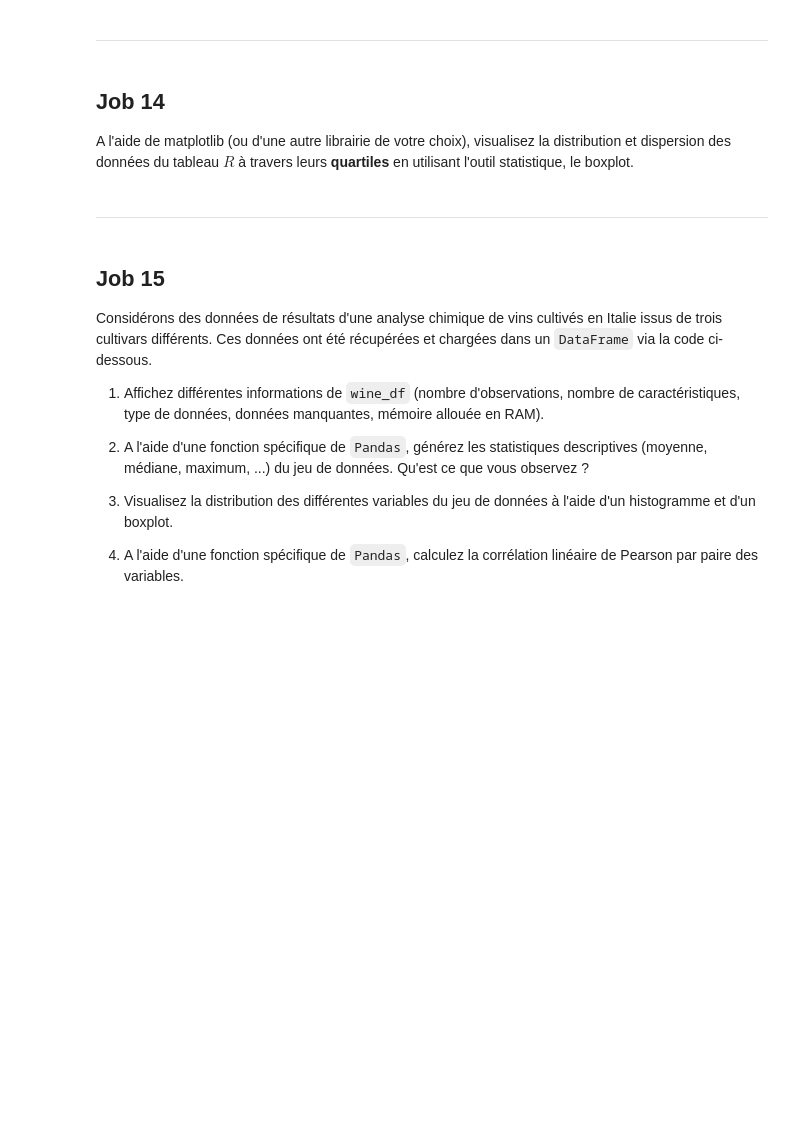
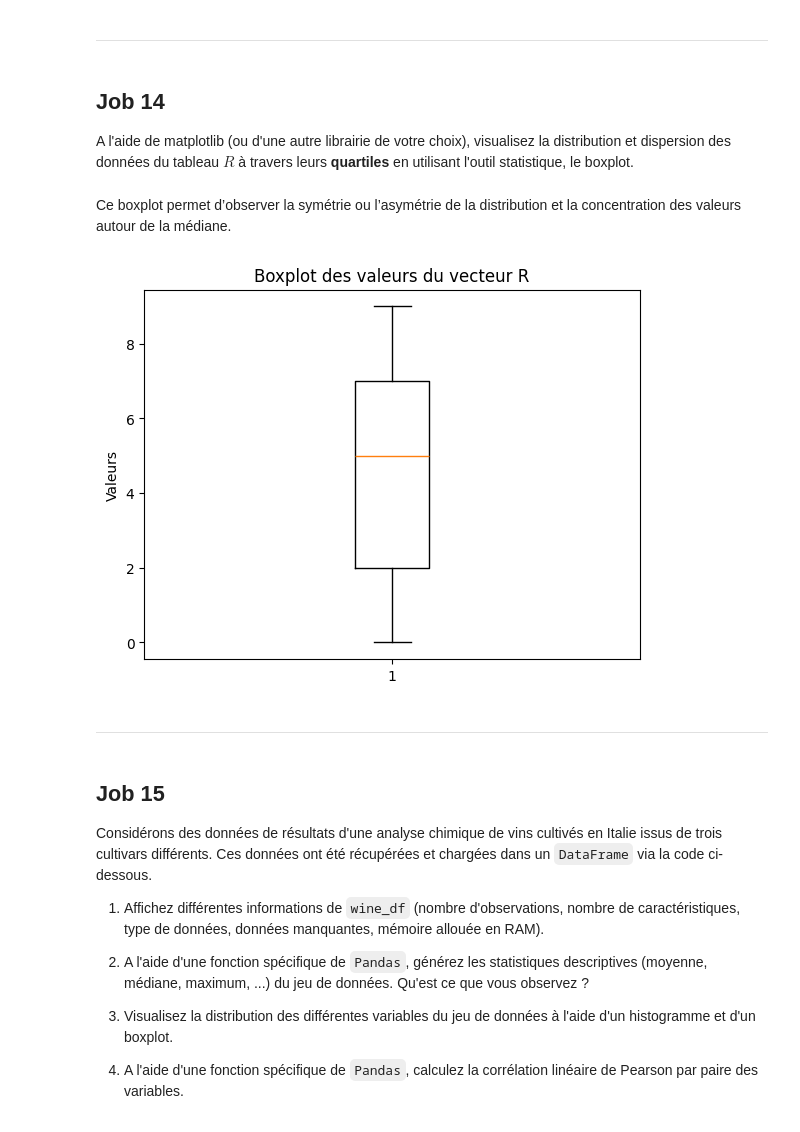
Before and after one commit to ines-lorquet/philomathia, a Jupyter notebook: Philomathia.ipynb, the cells around one changed output. Drawn from its saved outputs; the diff is of its cells as text; code cells hidden in the pictures; blank space fills up the shorter version.

```diff
--- a/Philomathia.ipynb
+++ b/Philomathia.ipynb
@@ -615,6 +687,15 @@ A l'aide de matplotlib (ou d'une autre librairie de votre choix), visualisez la
 # %% [markdown]
 ## **Job 14**
 A l'aide de matplotlib (ou d'une autre librairie de votre choix), visualisez la distribution et dispersion des données du tableau $R$ à travers leurs **quartiles** en utilisant l'outil statistique, le boxplot.
+# %% [markdown]
+Ce boxplot permet d’observer la symétrie ou l’asymétrie de la distribution et la concentration des valeurs autour de la médiane.
+# %%
+plt.boxplot(R)
+plt.ylabel("Valeurs")
+plt.title("Boxplot des valeurs du vecteur R")
+plt.show()
+# %% [output]
+[figure, added]
 # %% [markdown]
 -----------------------------------------------------
 # %% [markdown]
```
Also changed, not shown: parts of 35 cells of this notebook.
